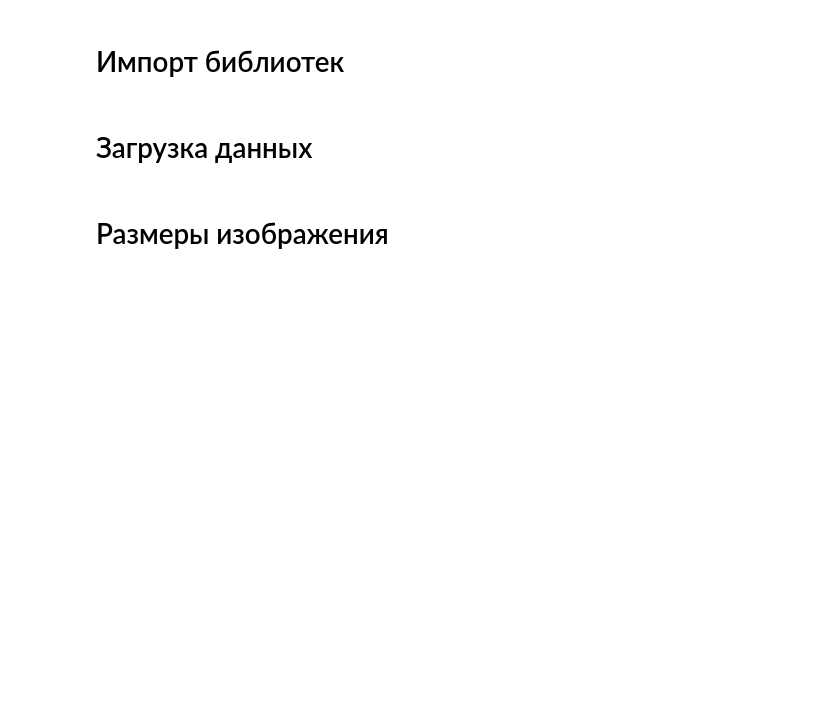
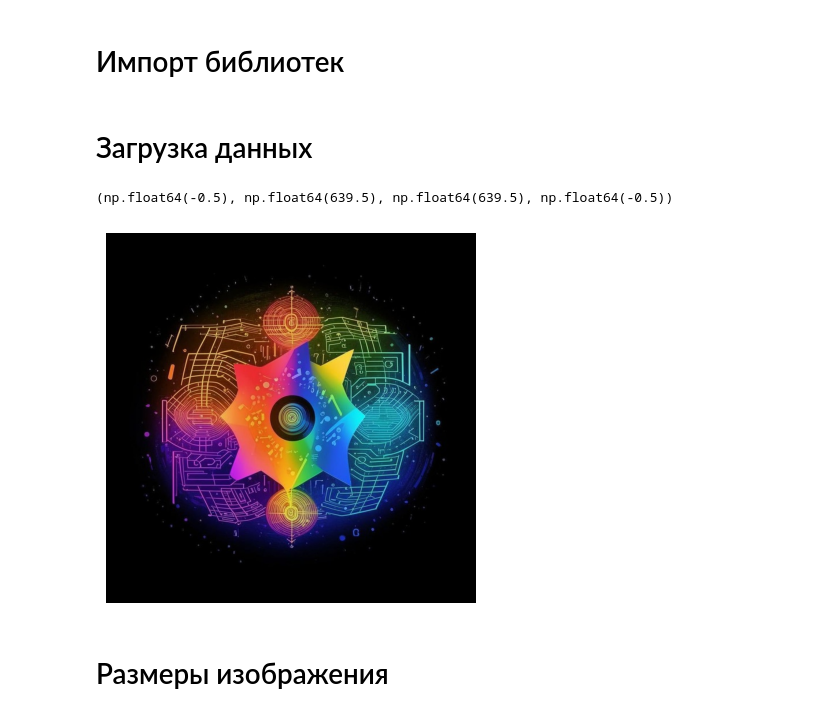
Before and after one commit to vorandpav/MathAnalLab, a Jupyter notebook: Lab3/MathAnalLab_3.ipynb, the cells around one changed output. Drawn from its saved outputs; the diff is of its cells as text; code cells hidden in the pictures; blank space fills up the shorter version.

```diff
--- a/Lab3/MathAnalLab_3.ipynb
+++ b/Lab3/MathAnalLab_3.ipynb
@@ -9,7 +9,12 @@ import matplotlib.pyplot as plt
 # %%
 image_path = 'tipovikmatan.jpg'
 color_image = cv2.imread(image_path)
 color_image = cv2.cvtColor(color_image, cv2.COLOR_BGR2RGB)
+plt.imshow(color_image)
+plt.axis('off')
+# %% [output]
+(np.float64(-0.5), np.float64(639.5), np.float64(639.5), np.float64(-0.5))
+[figure, added]
 # %% [markdown]
 # Размеры изображения
 # %%
```
Also changed, not shown: parts of 4 cells of this notebook.
